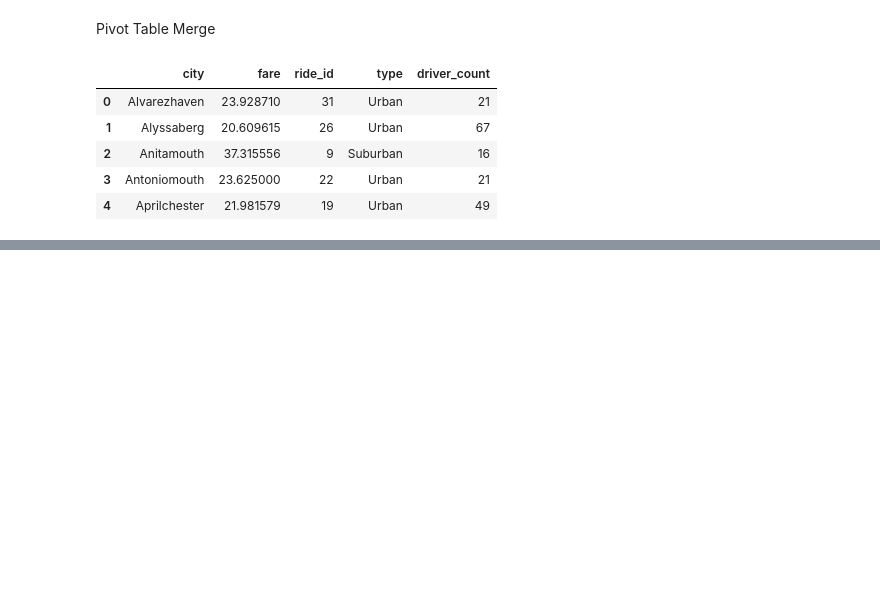
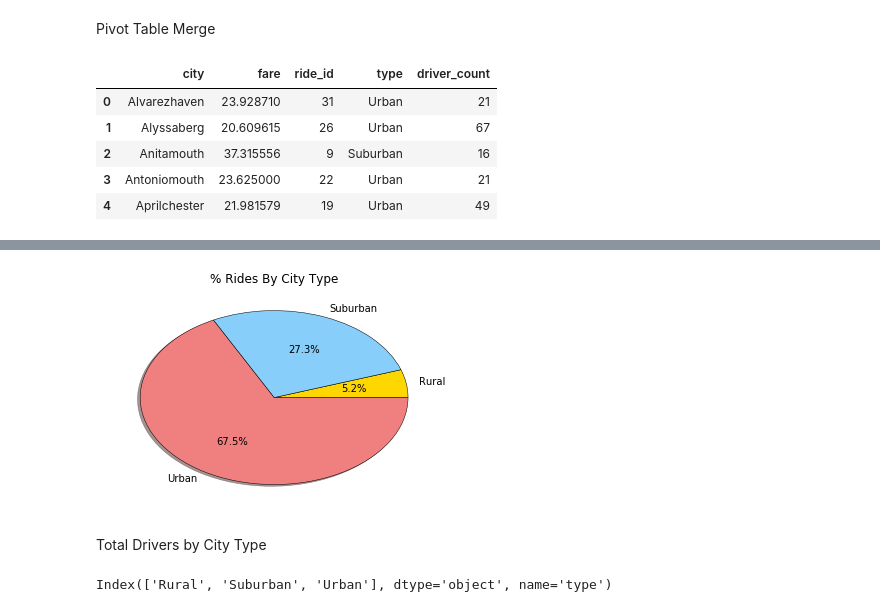
Before and after one commit to KDC323/Pyber, a Jupyter notebook: Pyber.ipynb, the cells around one changed output, grey strips where cells are left out. Cells and saved outputs as stored; diff of their text form; code cells hidden in the pictures; blank space fills up the shorter version.

```diff
--- a/Pyber.ipynb
+++ b/Pyber.ipynb
@@ -186,0 +185,13 @@ plt.show()
+# %%
+plt.pie(RidebyType, colors = ['#FFD700','#87CEFA','#F08080'],labels = RidebyType.index,autopct = "%1.1f%%",shadow = True, wedgeprops = {'linewidth': .5, 'edgecolor': 'black'})
+plt.title('% Rides By City Type')
+plt.show()
+# %% [output]
+[figure, added]
+# %% [markdown]
+Total Drivers by City Type
+# %%
+DriversbyType =Merge_4Pies.groupby('type')['driver_count'].count()
+DriversbyType.index
+# %% [output]
+Index(['Rural', 'Suburban', 'Urban'], dtype='object', name='type')
```
Also changed, not shown: parts of 24 cells of this notebook, 1 other file.
